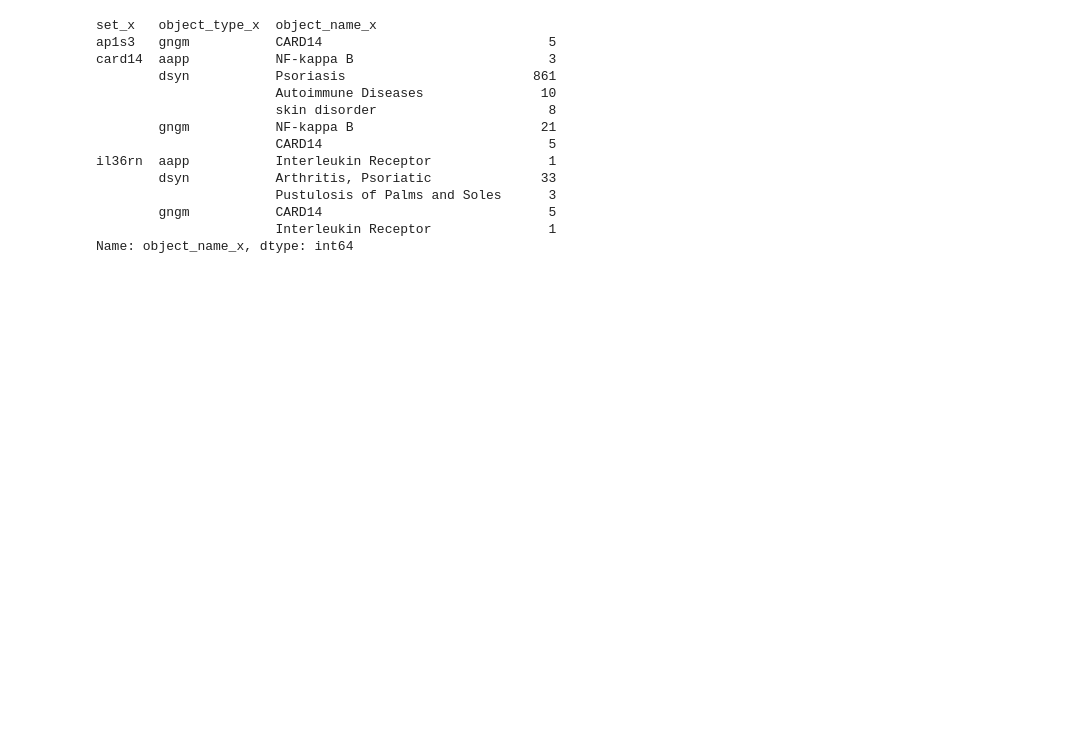
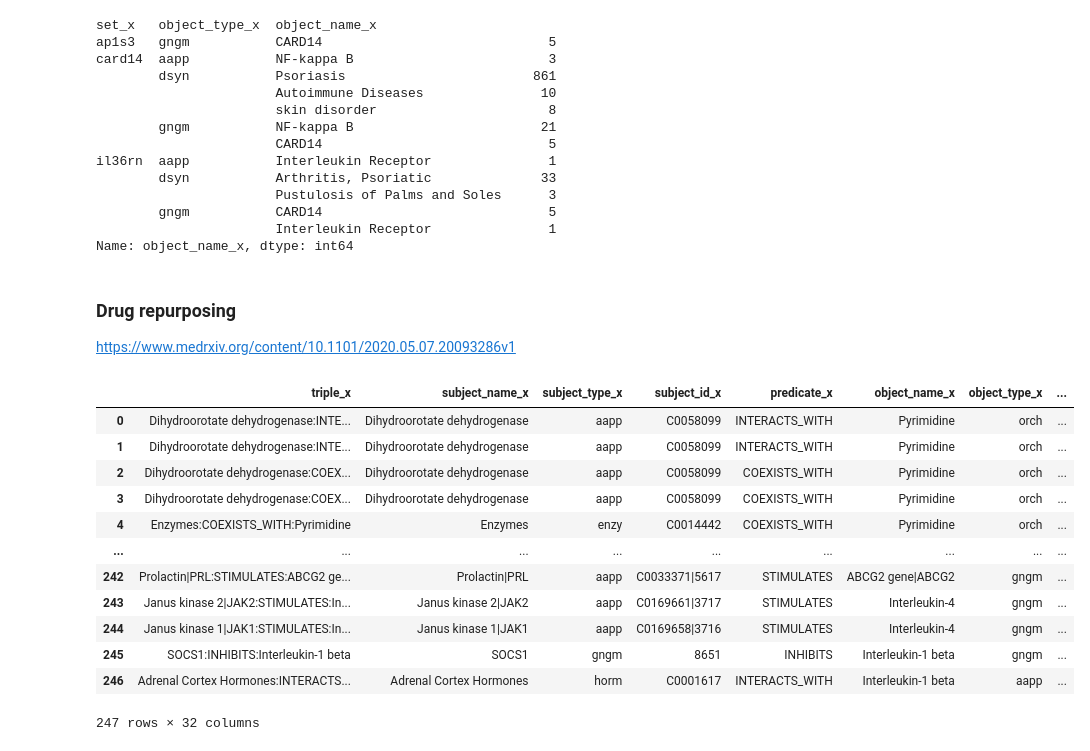
Before and after one commit to MRCIEU/MELODI-Presto, a Jupyter notebook: notebooks/analysis.ipynb, the cells around one changed output. Cells and saved outputs as stored; diff of their text form; code cells hidden in the pictures; blank space fills up the shorter version.

Commit message:
drug rep tests

```diff
--- a/notebooks/analysis.ipynb
+++ b/notebooks/analysis.ipynb
@@ -155,3 +155,37 @@ il36rn  aapp           Interleukin Receptor               1
         gngm           CARD14                             5
                        Interleukin Receptor               1
 Name: object_name_x, dtype: int64
+# %% [markdown]
+### Drug repurposing
+
+https://www.medrxiv.org/content/10.1101/2020.05.07.20093286v1
+# %%
+q1=['DHODH', 'ITGB5', 'JAK2']
+q2=['Leflunomide','Cilengitide','Baricitinib']
+
+endpoint = "/overlap/"
+url = f"{API_URL}{endpoint}"
+params = {
+    "x": q1,
+    "y": q2,
+}
+response = requests.post(url, data=json.dumps(params))
+res = response.json()
+overlap_df = (
+    pd.json_normalize(res['data'])
+)
+overlap_df
+# %% [output]
+|  | triple_x | subject_name_x | subject_type_x | subject_id_x | predicate_x | object_name_x | object_type_x | ... |
+| 0 | Dihydroorotate dehydrogenase:INTE... | Dihydroorotate dehydrogenase | aapp | C0058099 | INTERACTS_WITH | Pyrimidine | orch | ... |
+| 1 | Dihydroorotate dehydrogenase:INTE... | Dihydroorotate dehydrogenase | aapp | C0058099 | INTERACTS_WITH | Pyrimidine | orch | ... |
+| 2 | Dihydroorotate dehydrogenase:COEX... | Dihydroorotate dehydrogenase | aapp | C0058099 | COEXISTS_WITH | Pyrimidine | orch | ... |
+| 3 | Dihydroorotate dehydrogenase:COEX... | Dihydroorotate dehydrogenase | aapp | C0058099 | COEXISTS_WITH | Pyrimidine | orch | ... |
+| 4 | Enzymes:COEXISTS_WITH:Pyrimidine | Enzymes | enzy | C0014442 | COEXISTS_WITH | Pyrimidine | orch | ... |
+| ... | ... | ... | ... | ... | ... | ... | ... | ... |
+| 242 | Prolactin|PRL:STIMULATES:ABCG2 ge... | Prolactin|PRL | aapp | C0033371|5617 | STIMULATES | ABCG2 gene|ABCG2 | gngm | ... |
+| 243 | Janus kinase 2|JAK2:STIMULATES:In... | Janus kinase 2|JAK2 | aapp | C0169661|3717 | STIMULATES | Interleukin-4 | gngm | ... |
+| 244 | Janus kinase 1|JAK1:STIMULATES:In... | Janus kinase 1|JAK1 | aapp | C0169658|3716 | STIMULATES | Interleukin-4 | gngm | ... |
+| 245 | SOCS1:INHIBITS:Interleukin-1 beta | SOCS1 | gngm | 8651 | INHIBITS | Interleukin-1 beta | gngm | ... |
+| 246 | Adrenal Cortex Hormones:INTERACTS... | Adrenal Cortex Hormones | horm | C0001617 | INTERACTS_WITH | Interleukin-1 beta | aapp | ... |
+247 rows × 32 columns
```
Also changed, not shown: parts of 5 cells of this notebook, 1 other file.
